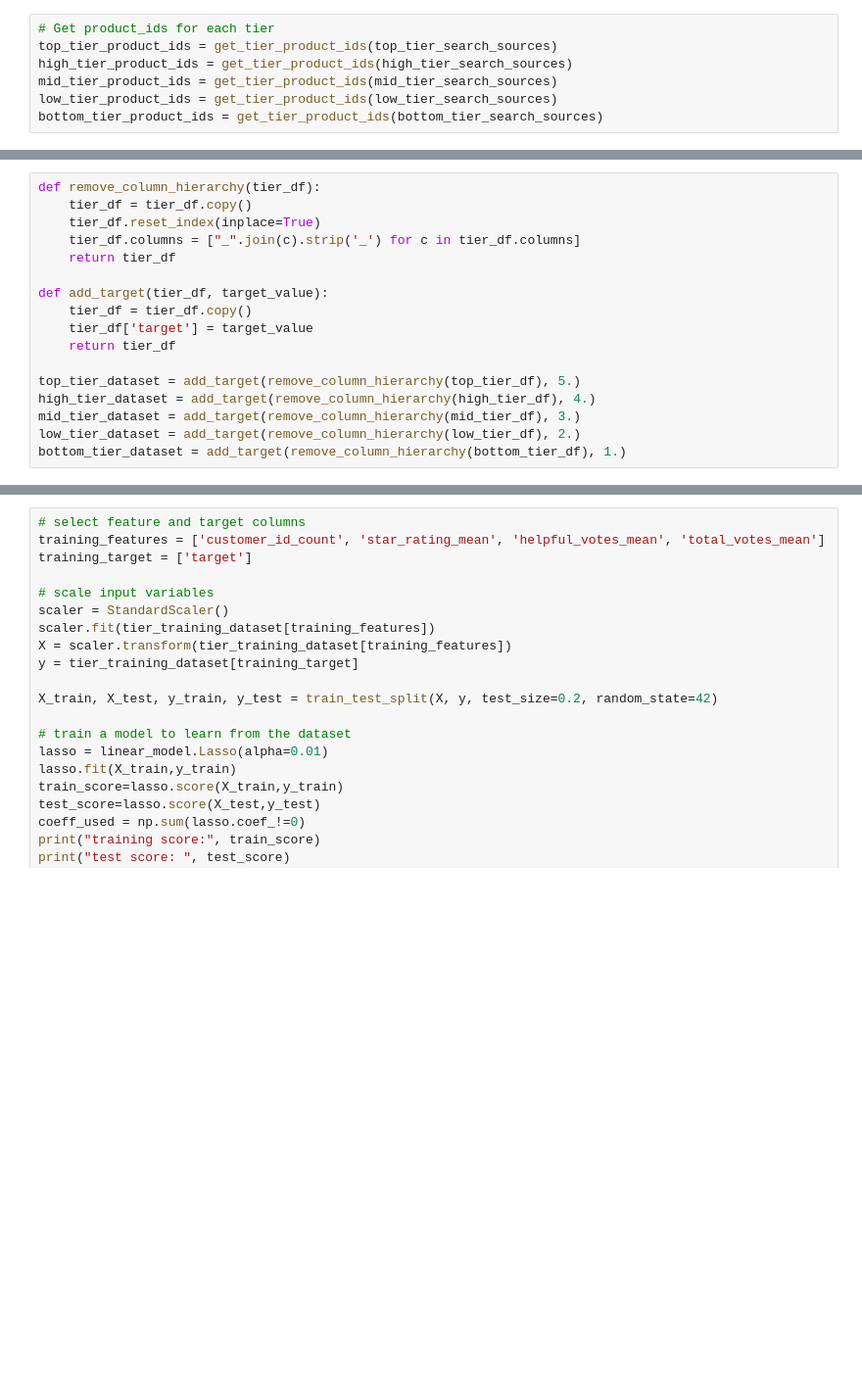
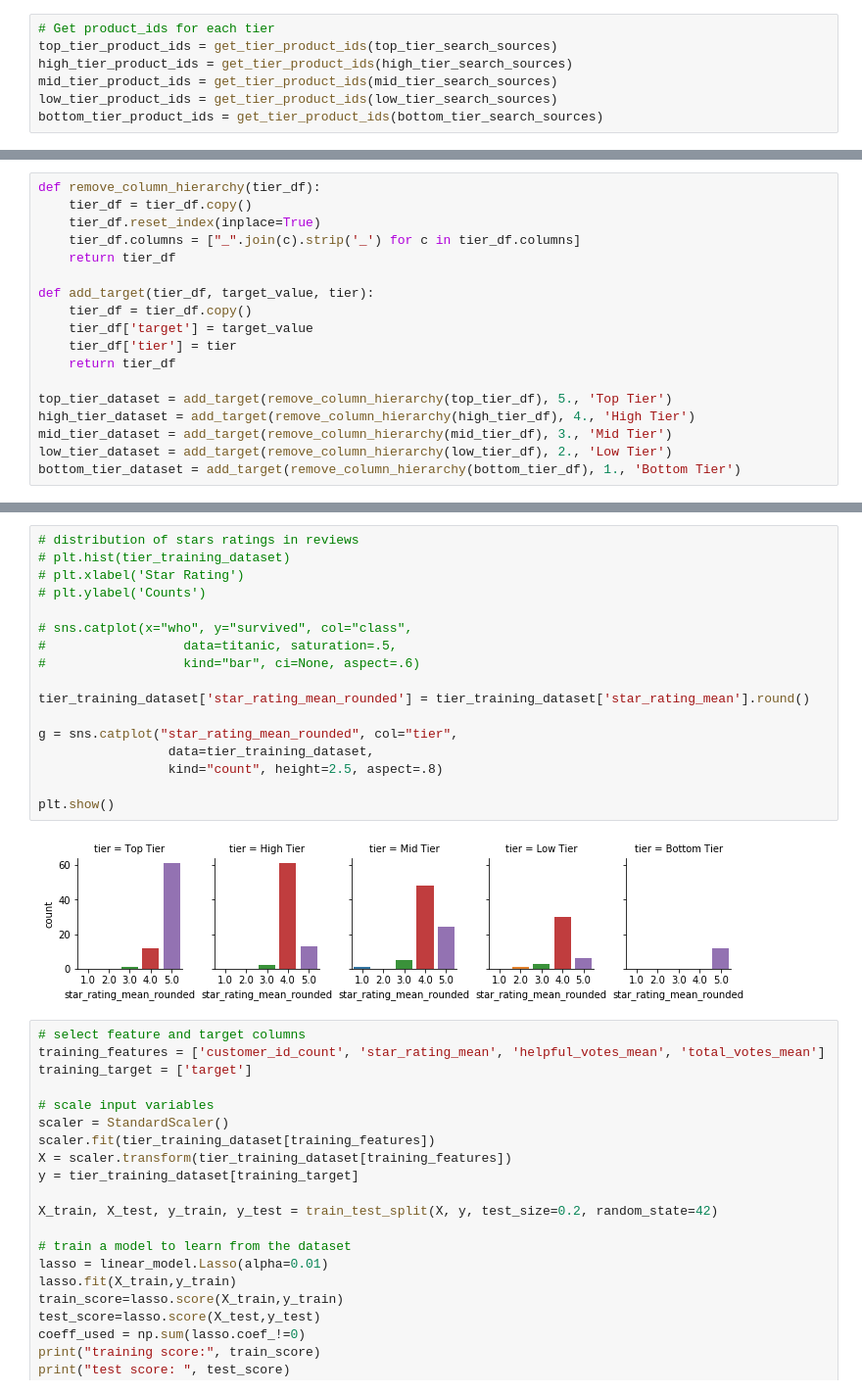
Before and after one commit to FraBle/uiuc_cs_498, a Jupyter notebook: Amazon Watches Reviews EDA.ipynb, the cells around one changed output, grey strips where cells are left out. Shown at 98% size. Saved outputs shown, nothing was run; the diff lists cells and outputs as text; blank space fills up the shorter version.

Commit message:
Added chart on tier star ratings and regression stats

```diff
--- a/Amazon Watches Reviews EDA.ipynb
+++ b/Amazon Watches Reviews EDA.ipynb
@@ -262,16 +264,17 @@ def remove_column_hierarchy(tier_df):
     tier_df.columns = ["_".join(c).strip('_') for c in tier_df.columns]
     return tier_df
 
-def add_target(tier_df, target_value):
+def add_target(tier_df, target_value, tier):
     tier_df = tier_df.copy()
     tier_df['target'] = target_value
+    tier_df['tier'] = tier
     return tier_df
 
-top_tier_dataset = add_target(remove_column_hierarchy(top_tier_df), 5.)
-high_tier_dataset = add_target(remove_column_hierarchy(high_tier_df), 4.)
-mid_tier_dataset = add_target(remove_column_hierarchy(mid_tier_df), 3.)
-low_tier_dataset = add_target(remove_column_hierarchy(low_tier_df), 2.)
-bottom_tier_dataset = add_target(remove_column_hierarchy(bottom_tier_df), 1.)
+top_tier_dataset = add_target(remove_column_hierarchy(top_tier_df), 5., 'Top Tier')
+high_tier_dataset = add_target(remove_column_hierarchy(high_tier_df), 4., 'High Tier')
+mid_tier_dataset = add_target(remove_column_hierarchy(mid_tier_df), 3., 'Mid Tier')
+low_tier_dataset = add_target(remove_column_hierarchy(low_tier_df), 2., 'Low Tier')
+bottom_tier_dataset = add_target(remove_column_hierarchy(bottom_tier_df), 1., 'Bottom Tier')
 # %%
 # create a training dataset
 tier_training_dataset = pd.concat([top_tier_dataset,
@@ -296,3 +299,22 @@ tier_training_dataset.sample(10)
+# %%
+# distribution of stars ratings in reviews
+# plt.hist(tier_training_dataset)
+# plt.xlabel('Star Rating')
+# plt.ylabel('Counts')
+
+# sns.catplot(x="who", y="survived", col="class",
+#                  data=titanic, saturation=.5,
+#                  kind="bar", ci=None, aspect=.6)
+
+tier_training_dataset['star_rating_mean_rounded'] = tier_training_dataset['star_rating_mean'].round()
+
+g = sns.catplot("star_rating_mean_rounded", col="tier",
+                 data=tier_training_dataset,
+                 kind="count", height=2.5, aspect=.8)
+
+plt.show()
+# %% [output]
+[figure, added]
 # %%
 # select feature and target columns
 training_features = ['customer_id_count', 'star_rating_mean', 'helpful_votes_mean', 'total_votes_mean']
```
Also changed, not shown: parts of 10 cells of this notebook.
